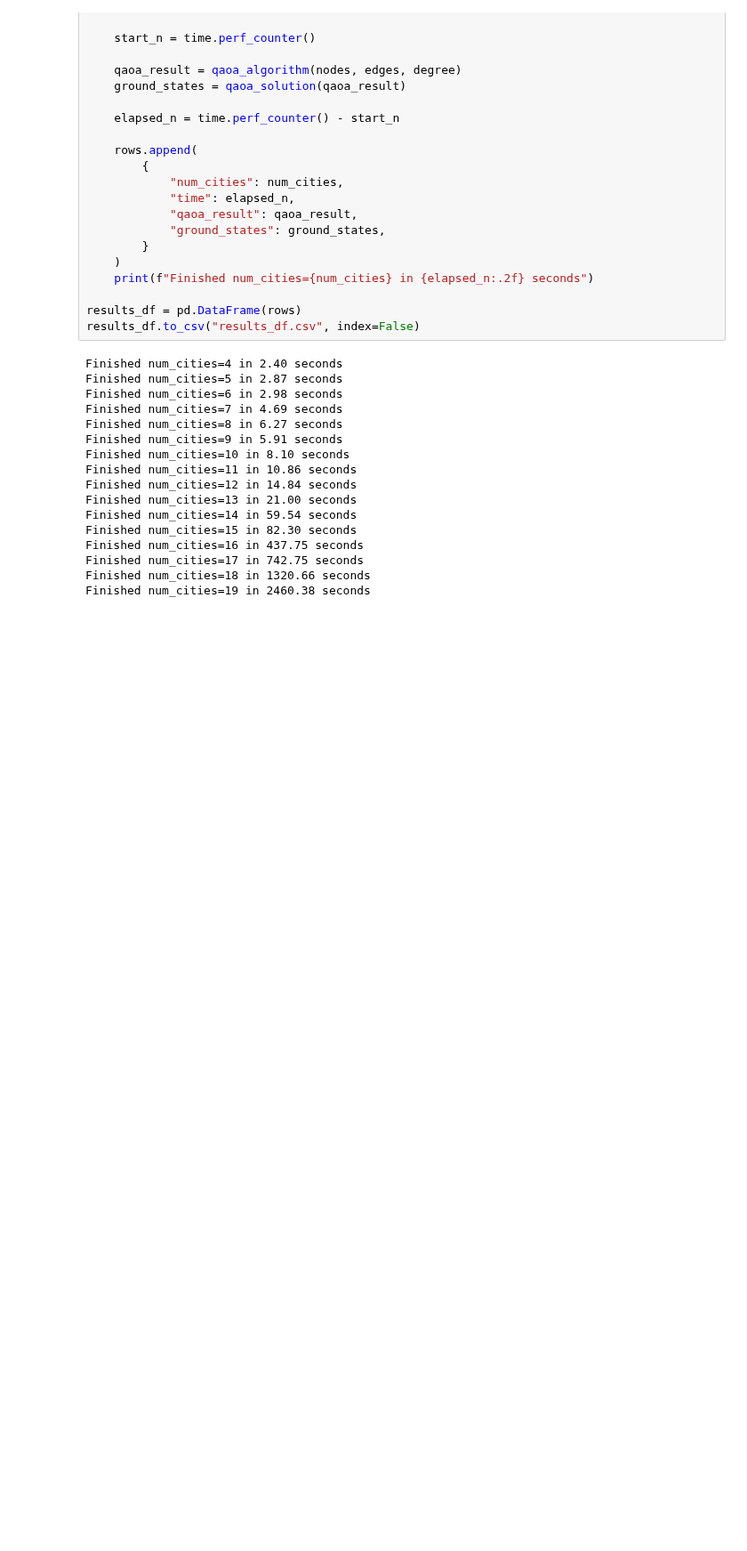
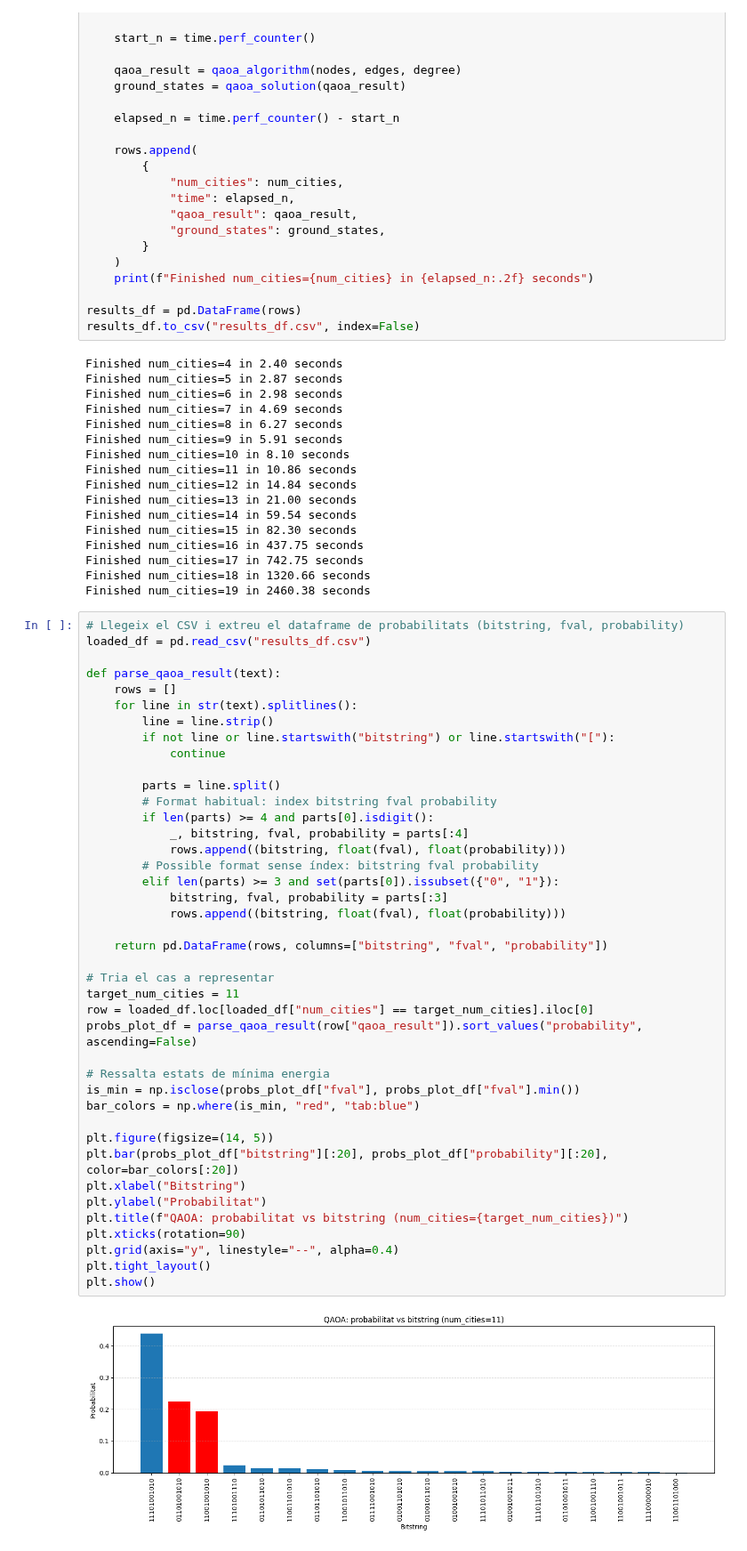
Before and after one commit to mlopezig59/QIF_OptimizationProblem, a Jupyter notebook: mar.ipynb, the cells around one changed output. Shown at 89% size. Drawn from its saved outputs; the diff is of its cells as text; blank space fills up the shorter version.

```diff
--- a/mar.ipynb
+++ b/mar.ipynb
@@ -483,3 +483,46 @@ Finished num_cities=16 in 437.75 seconds
 Finished num_cities=17 in 742.75 seconds
 Finished num_cities=18 in 1320.66 seconds
 Finished num_cities=19 in 2460.38 seconds
+# %%
+# Llegeix el CSV i extreu el dataframe de probabilitats (bitstring, fval, probability)
+loaded_df = pd.read_csv("results_df.csv")
+
+def parse_qaoa_result(text):
+    rows = []
+    for line in str(text).splitlines():
+        line = line.strip()
+        if not line or line.startswith("bitstring") or line.startswith("["):
+            continue
+
+        parts = line.split()
+        # Format habitual: index bitstring fval probability
+        if len(parts) >= 4 and parts[0].isdigit():
+            _, bitstring, fval, probability = parts[:4]
+            rows.append((bitstring, float(fval), float(probability)))
+        # Possible format sense índex: bitstring fval probability
+        elif len(parts) >= 3 and set(parts[0]).issubset({"0", "1"}):
+            bitstring, fval, probability = parts[:3]
+            rows.append((bitstring, float(fval), float(probability)))
+
+    return pd.DataFrame(rows, columns=["bitstring", "fval", "probability"])
+
+# Tria el cas a representar
+target_num_cities = 11
+row = loaded_df.loc[loaded_df["num_cities"] == target_num_cities].iloc[0]
+probs_plot_df = parse_qaoa_result(row["qaoa_result"]).sort_values("probability", ascending=False)
+
+# Ressalta estats de mínima energia
+is_min = np.isclose(probs_plot_df["fval"], probs_plot_df["fval"].min())
+bar_colors = np.where(is_min, "red", "tab:blue")
+
+plt.figure(figsize=(14, 5))
+plt.bar(probs_plot_df["bitstring"][:20], probs_plot_df["probability"][:20], color=bar_colors[:20])
+plt.xlabel("Bitstring")
+plt.ylabel("Probabilitat")
+plt.title(f"QAOA: probabilitat vs bitstring (num_cities={target_num_cities})")
+plt.xticks(rotation=90)
+plt.grid(axis="y", linestyle="--", alpha=0.4)
+plt.tight_layout()
+plt.show()
+# %% [output]
+[figure, added]
```
Also changed, not shown: parts of 2 cells of this notebook.
